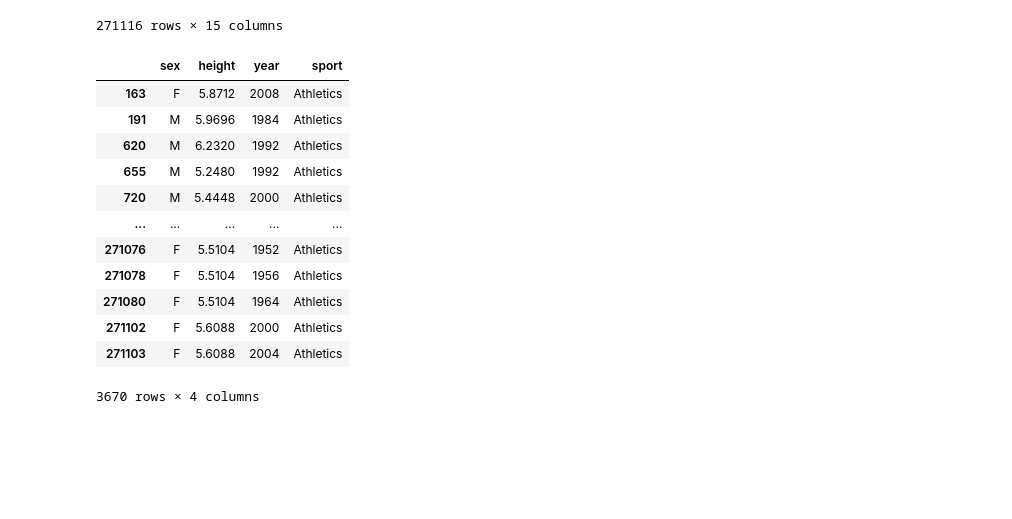
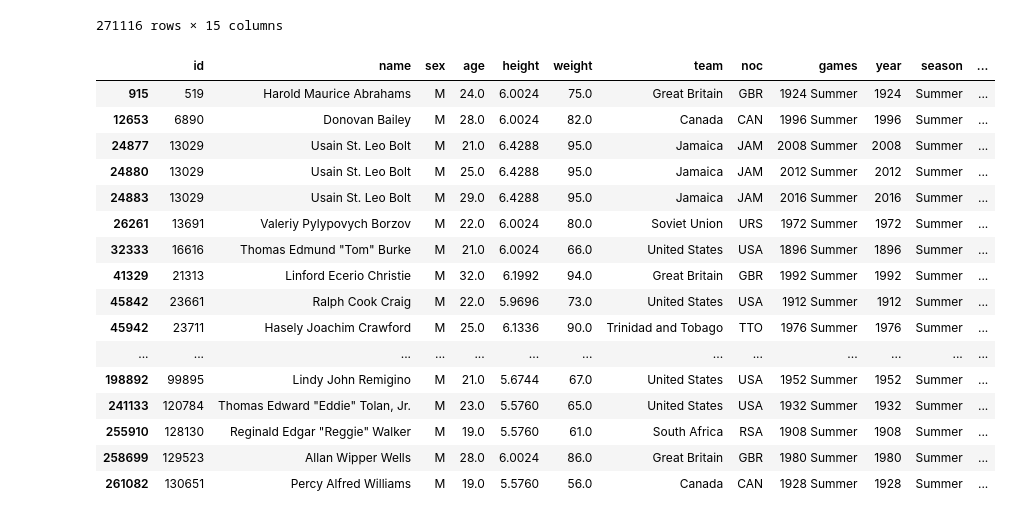
Before and after one commit to vvvijaya/Tidy-Tuesday, a Jupyter notebook: jul27_2021.ipynb, the cells around one changed output. Cells and saved outputs as stored; diff of their text form; code cells hidden in the pictures; blank space fills up the shorter version.

```diff
--- a/jul27_2021.ipynb
+++ b/jul27_2021.ipynb
@@ -29,21 +31,6 @@ df.query('sport=="Athletics"', inplace=True)
 df['height'] = df["height"].apply(lambda x: x * 0.0328)
 df = df.dropna(subset=['height'])
 df = df[['sex','height','year','sport']]
-df
-# %% [output]
-|  | sex | height | year | sport |
-| 163 | F | 5.8712 | 2008 | Athletics |
-| 191 | M | 5.9696 | 1984 | Athletics |
-| 620 | M | 6.2320 | 1992 | Athletics |
-| 655 | M | 5.2480 | 1992 | Athletics |
-| 720 | M | 5.4448 | 2000 | Athletics |
-| ... | ... | ... | ... | ... |
-| 271076 | F | 5.5104 | 1952 | Athletics |
-| 271078 | F | 5.5104 | 1956 | Athletics |
-| 271080 | F | 5.5104 | 1964 | Athletics |
-| 271102 | F | 5.6088 | 2000 | Athletics |
-| 271103 | F | 5.6088 | 2004 | Athletics |
-3670 rows × 4 columns
 # %%
 df_men = df_orig.query("sex=='M'").drop(columns=['sex'])
 df_men = df_men[['event','height','year']] #df_men.query('event.str.contains("100")', engine = 'python')[['event','height','year']]
@@ -58,3 +45,25 @@ df_women_group = df_women.groupby(['event','year']).max()
 df_women_group = df_women_group.reset_index()
 fig = px.line(df_women_group,x='year',y='height', color='event')
 fig.show()
+# %%
+event = 'Athletics Men\'s 100 metres'
+df_100m = df_orig.query("event==@event & medal=='Gold'")
+df_100m
+# %% [output]
+|  | id | name | sex | age | height | weight | team | noc | games | year | season | ... |
+| 915 | 519 | Harold Maurice Abrahams | M | 24.0 | 6.0024 | 75.0 | Great Britain | GBR | 1924 Summer | 1924 | Summer | ... |
+| 12653 | 6890 | Donovan Bailey | M | 28.0 | 6.0024 | 82.0 | Canada | CAN | 1996 Summer | 1996 | Summer | ... |
+| 24877 | 13029 | Usain St. Leo Bolt | M | 21.0 | 6.4288 | 95.0 | Jamaica | JAM | 2008 Summer | 2008 | Summer | ... |
+| 24880 | 13029 | Usain St. Leo Bolt | M | 25.0 | 6.4288 | 95.0 | Jamaica | JAM | 2012 Summer | 2012 | Summer | ... |
+| 24883 | 13029 | Usain St. Leo Bolt | M | 29.0 | 6.4288 | 95.0 | Jamaica | JAM | 2016 Summer | 2016 | Summer | ... |
+| 26261 | 13691 | Valeriy Pylypovych Borzov | M | 22.0 | 6.0024 | 80.0 | Soviet Union | URS | 1972 Summer | 1972 | Summer | ... |
+| 32333 | 16616 | Thomas Edmund "Tom" Burke | M | 21.0 | 6.0024 | 66.0 | United States | USA | 1896 Summer | 1896 | Summer | ... |
+| 41329 | 21313 | Linford Ecerio Christie | M | 32.0 | 6.1992 | 94.0 | Great Britain | GBR | 1992 Summer | 1992 | Summer | ... |
+| 45842 | 23661 | Ralph Cook Craig | M | 22.0 | 5.9696 | 73.0 | United States | USA | 1912 Summer | 1912 | Summer | ... |
+| 45942 | 23711 | Hasely Joachim Crawford | M | 25.0 | 6.1336 | 90.0 | Trinidad and Tobago | TTO | 1976 Summer | 1976 | Summer | ... |
+| ... | ... | ... | ... | ... | ... | ... | ... | ... | ... | ... | ... | ... |
+| 198892 | 99895 | Lindy John Remigino | M | 21.0 | 5.6744 | 67.0 | United States | USA | 1952 Summer | 1952 | Summer | ... |
+| 241133 | 120784 | Thomas Edward "Eddie" Tolan, Jr. | M | 23.0 | 5.5760 | 65.0 | United States | USA | 1932 Summer | 1932 | Summer | ... |
+| 255910 | 128130 | Reginald Edgar "Reggie" Walker | M | 19.0 | 5.5760 | 61.0 | South Africa | RSA | 1908 Summer | 1908 | Summer | ... |
+| 258699 | 129523 | Allan Wipper Wells | M | 28.0 | 6.0024 | 86.0 | Great Britain | GBR | 1980 Summer | 1980 | Summer | ... |
+| 261082 | 130651 | Percy Alfred Williams | M | 19.0 | 5.5760 | 56.0 | Canada | CAN | 1928 Summer | 1928 | Summer | ... |
```
Also changed, not shown: parts of 10 cells of this notebook, 1 other file.
